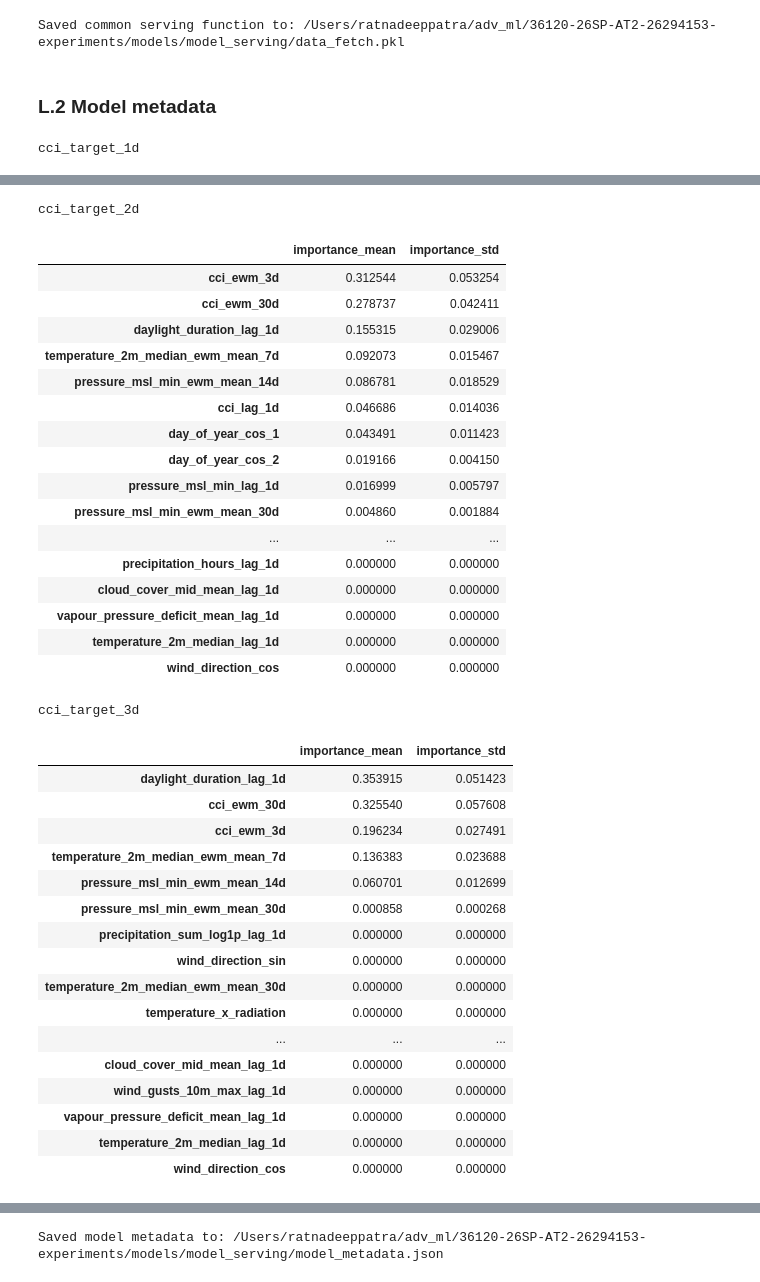
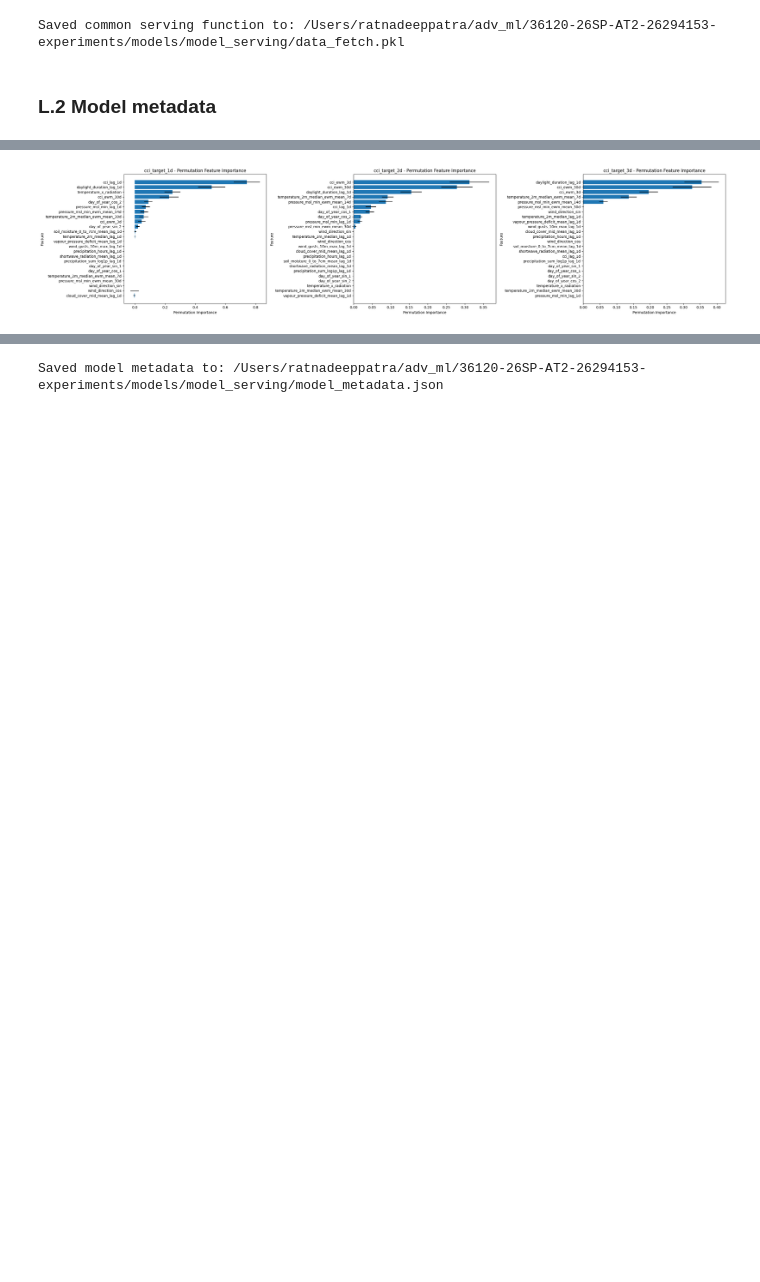
Before and after one commit to RP28/36120-26SP-AT2-26294153-experiments, a Jupyter notebook: notebooks/comfort_climate/36120_26SP_AT2_26294153_experiment_3.ipynb, the cells around one changed output, grey strips where cells are left out. Cells and saved outputs as stored; diff of their text form; code cells hidden in the pictures; blank space fills up the shorter version.

```diff
--- a/notebooks/comfort_climate/36120_26SP_AT2_26294153_experiment_3.ipynb
+++ b/notebooks/comfort_climate/36120_26SP_AT2_26294153_experiment_3.ipynb
@@ -1391,19 +1391,21 @@ def classification_test_metrics(workflow):
     }
 # %%
 comfort_feature_importance = {
-    target: get_permutation_importance(workflow, scoring="neg_root_mean_squared_error")
-    for target, workflow in regression_workflows.items()
-}
-comfort_metrics = {
-    target: regression_test_metrics(workflow)
+    target: get_permutation_importance(
+        workflow,
+        scoring="neg_root_mean_squared_error",
+    )
     for target, workflow in regression_workflows.items()
 }
 
-for target, importance in comfort_feature_importance.items():
-    print(f"\n{target}")
-    display(
-        pd.DataFrame(importance).T
-        .sort_values("importance_mean", ascending=False)
-    )
+comfort_metrics = {target: regression_test_metrics(workflow) for target, workflow in regression_workflows.items()}
+fig, axes = plt.subplots(1, len(comfort_feature_importance), figsize=(9 * len(comfort_feature_importance), 6),)
+axes = np.atleast_1d(axes)
+for ax, (target, importance) in zip(axes, comfort_feature_importance.items()):
+    importance_df = pd.DataFrame(importance).T.sort_values("importance_mean", ascending=True)
+    ax.barh(importance_df.index, importance_df["importance_mean"], xerr=importance_df["importance_std"])
+    ax.set_xlabel("Permutation Importance")
+    ax.set_ylabel("Feature")
+    ax.set_title(f"{target} - Permutation Feature Importance")
+plt.tight_layout()
 # %% [output]
-cci_target_1d
@@ -1427,39 +1412,4 @@ cci_target_1d
-cci_target_2d
-|  | importance_mean | importance_std |
-| cci_ewm_3d | 0.312544 | 0.053254 |
-| cci_ewm_30d | 0.278737 | 0.042411 |
-| daylight_duration_lag_1d | 0.155315 | 0.029006 |
-| temperature_2m_median_ewm_mean_7d | 0.092073 | 0.015467 |
-| pressure_msl_min_ewm_mean_14d | 0.086781 | 0.018529 |
-| cci_lag_1d | 0.046686 | 0.014036 |
-| day_of_year_cos_1 | 0.043491 | 0.011423 |
-| day_of_year_cos_2 | 0.019166 | 0.004150 |
-| pressure_msl_min_lag_1d | 0.016999 | 0.005797 |
-| pressure_msl_min_ewm_mean_30d | 0.004860 | 0.001884 |
-| ... | ... | ... |
-| precipitation_hours_lag_1d | 0.000000 | 0.000000 |
-| cloud_cover_mid_mean_lag_1d | 0.000000 | 0.000000 |
-| vapour_pressure_deficit_mean_lag_1d | 0.000000 | 0.000000 |
-| temperature_2m_median_lag_1d | 0.000000 | 0.000000 |
-| wind_direction_cos | 0.000000 | 0.000000 |
-cci_target_3d
-|  | importance_mean | importance_std |
-| daylight_duration_lag_1d | 0.353915 | 0.051423 |
-| cci_ewm_30d | 0.325540 | 0.057608 |
-| cci_ewm_3d | 0.196234 | 0.027491 |
-| temperature_2m_median_ewm_mean_7d | 0.136383 | 0.023688 |
-| pressure_msl_min_ewm_mean_14d | 0.060701 | 0.012699 |
-| pressure_msl_min_ewm_mean_30d | 0.000858 | 0.000268 |
-| precipitation_sum_log1p_lag_1d | 0.000000 | 0.000000 |
-| wind_direction_sin | 0.000000 | 0.000000 |
-| temperature_2m_median_ewm_mean_30d | 0.000000 | 0.000000 |
-| temperature_x_radiation | 0.000000 | 0.000000 |
-| ... | ... | ... |
-| cloud_cover_mid_mean_lag_1d | 0.000000 | 0.000000 |
-| wind_gusts_10m_max_lag_1d | 0.000000 | 0.000000 |
-| vapour_pressure_deficit_mean_lag_1d | 0.000000 | 0.000000 |
-| temperature_2m_median_lag_1d | 0.000000 | 0.000000 |
-| wind_direction_cos | 0.000000 | 0.000000 |
+[figure, added]
 # %%
 hazard_feature_importance = get_permutation_importance(
     classification_workflow,
```
Also changed, not shown: parts of 5 cells of this notebook.
